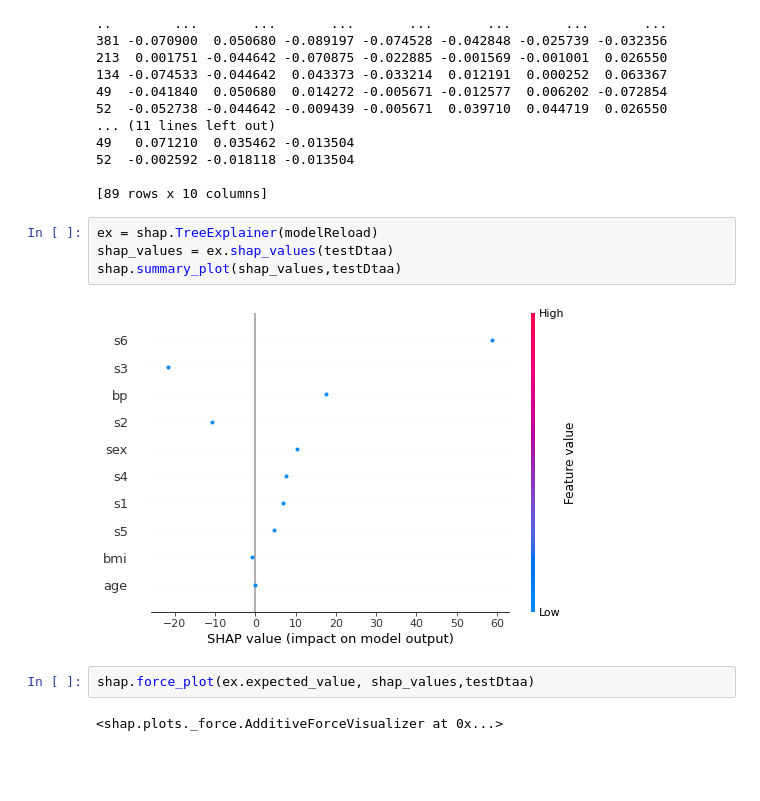
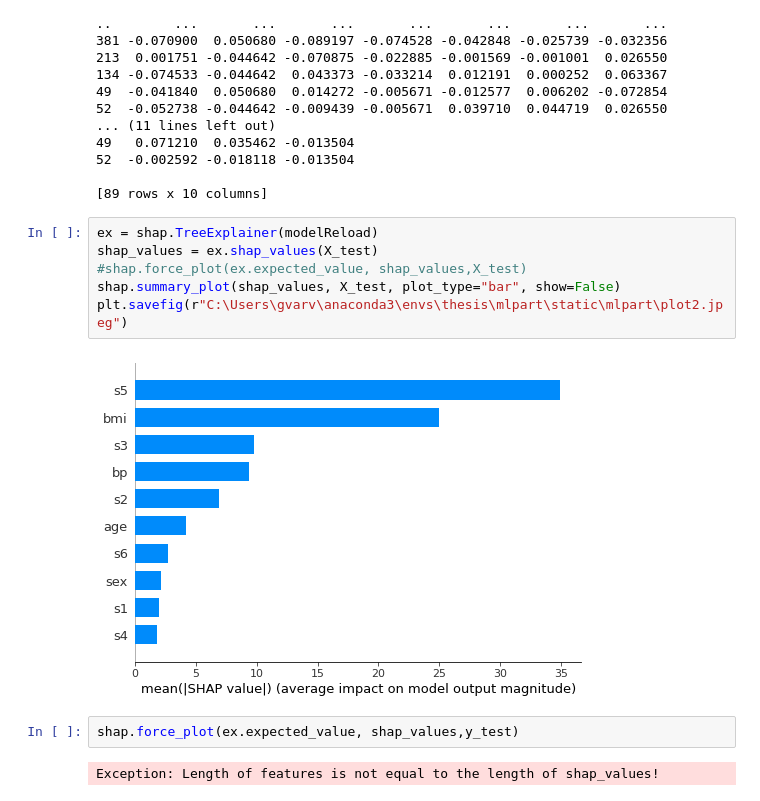
Before and after one commit to VarvarigosG/Thesis, a Jupyter notebook: Diabetes/Diabetes regression.ipynb, the cells around one changed output. Drawn from its saved outputs; the diff is of its cells as text; blank space fills up the shorter version.

Commit message:
Thesis Commit 55

```diff
--- a/Diabetes/Diabetes regression.ipynb
+++ b/Diabetes/Diabetes regression.ipynb
@@ -161,11 +162,13 @@ print(X_test)
 [89 rows x 10 columns]
 # %%
 ex = shap.TreeExplainer(modelReload)
-shap_values = ex.shap_values(testDtaa)
-shap.summary_plot(shap_values,testDtaa)
+shap_values = ex.shap_values(X_test)
+#shap.force_plot(ex.expected_value, shap_values,X_test)
+shap.summary_plot(shap_values, X_test, plot_type="bar", show=False)
+plt.savefig(r"C:\Users\gvarv\anaconda3\envs\thesis\mlpart\static\mlpart\plot2.jpeg")
 # %% [output]
-[figure, old version]
+[figure, new version]
 # %%
-shap.force_plot(ex.expected_value, shap_values,testDtaa)
+shap.force_plot(ex.expected_value, shap_values,y_test)
 # %% [output]
-<shap.plots._force.AdditiveForceVisualizer at 0x...>
+Exception: Length of features is not equal to the length of shap_values!
```
Also changed, not shown: parts of 4 cells of this notebook, 6 other files.
